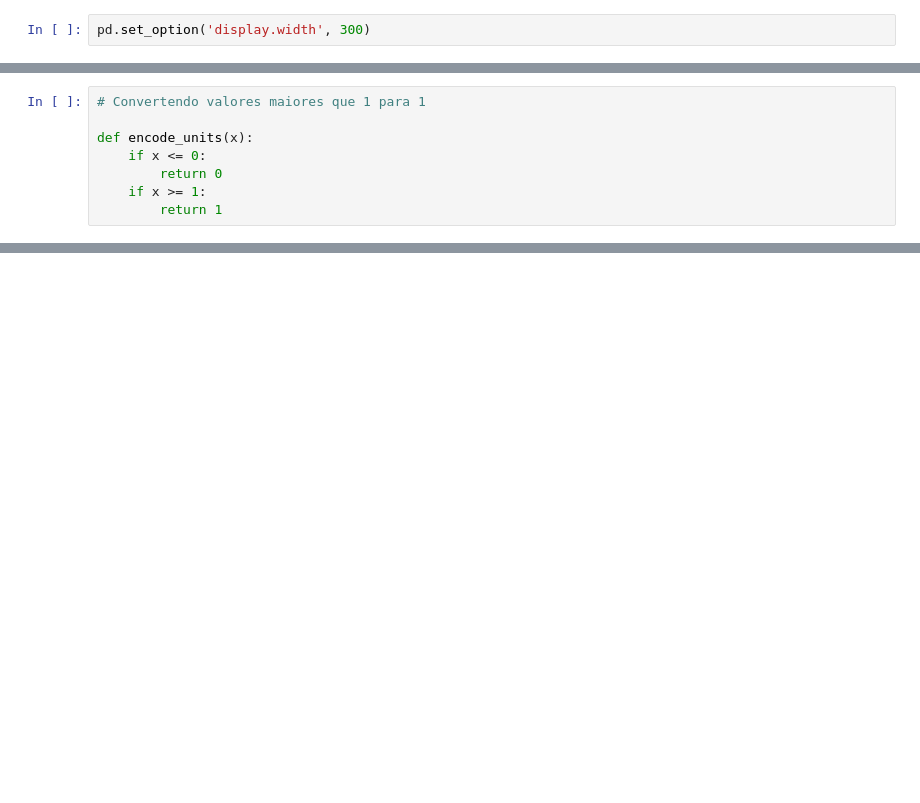
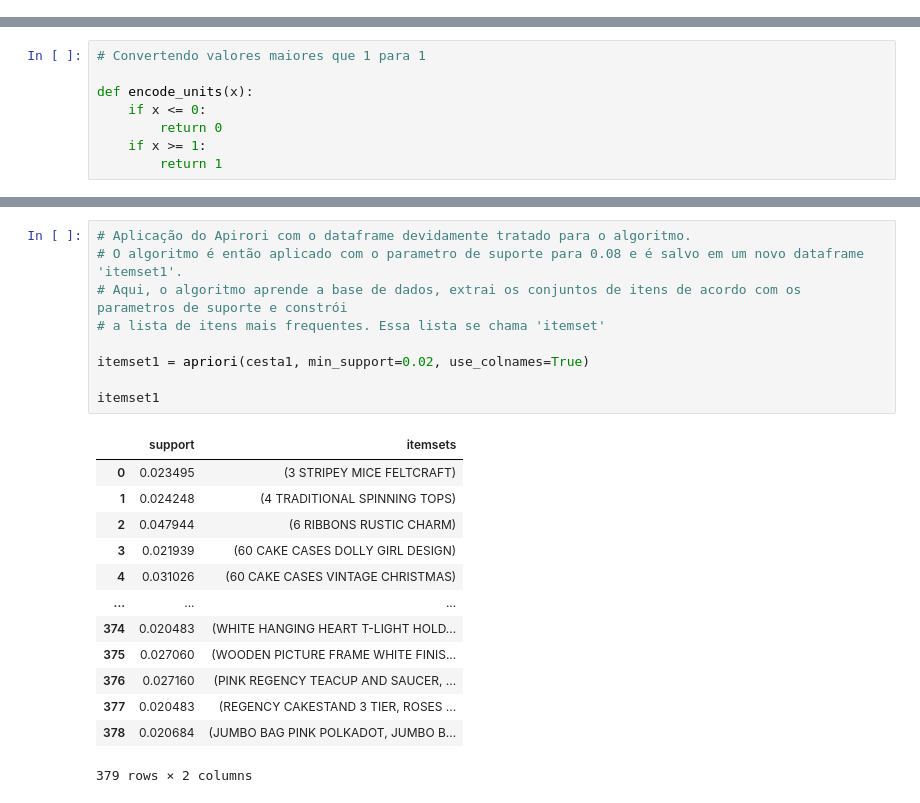
Before and after one commit to DSRodrigoA/DSRodrigoA, a Jupyter notebook: mba.ipynb, the cells around one changed output, grey strips where cells are left out. Drawn from its saved outputs; the diff is of its cells as text; blank space fills up the shorter version.

```diff
--- a/mba.ipynb
+++ b/mba.ipynb
@@ -327,6 +333,4 @@ ds1.sort_values(['Quantidade'], ascending = False)
 | 335582 | 566290 | BAKING SET 9 PIECE RETROSPOT | 1 | 9/11/2011 15:24 | 4.95 | 14456.0 | Brasil | 4.95 |
 | 128178 | 547250 | KINGS CHOICE TEA CADDY | 1 | 3/22/2011 9:30 | 5.79 | NaN | Brasil | 5.79 |
 529995 rows × 8 columns
-# %%
-pd.set_option('display.width', 300)
 # %%
@@ -492,0 +469,23 @@ regras
+# %%
+# Aplicação do Apirori com o dataframe devidamente tratado para o algoritmo.
+# O algoritmo é então aplicado com o parametro de suporte para 0.08 e é salvo em um novo dataframe 'itemset1'.
+# Aqui, o algoritmo aprende a base de dados, extrai os conjuntos de itens de acordo com os parametros de suporte e constrói
+# a lista de itens mais frequentes. Essa lista se chama 'itemset'
+
+itemset1 = apriori(cesta1, min_support=0.02, use_colnames=True)
+
+itemset1
+# %% [output]
+|  | support | itemsets |
+| 0 | 0.023495 | (3 STRIPEY MICE FELTCRAFT) |
+| 1 | 0.024248 | (4 TRADITIONAL SPINNING TOPS) |
+| 2 | 0.047944 | (6 RIBBONS RUSTIC CHARM) |
+| 3 | 0.021939 | (60 CAKE CASES DOLLY GIRL DESIGN) |
+| 4 | 0.031026 | (60 CAKE CASES VINTAGE CHRISTMAS) |
+| ... | ... | ... |
+| 374 | 0.020483 | (WHITE HANGING HEART T-LIGHT HOLD... |
+| 375 | 0.027060 | (WOODEN PICTURE FRAME WHITE FINIS... |
+| 376 | 0.027160 | (PINK REGENCY TEACUP AND SAUCER, ... |
+| 377 | 0.020483 | (REGENCY CAKESTAND 3 TIER, ROSES ... |
+| 378 | 0.020684 | (JUMBO BAG PINK POLKADOT, JUMBO B... |
+379 rows × 2 columns
```
Also changed, not shown: parts of 25 cells of this notebook.
